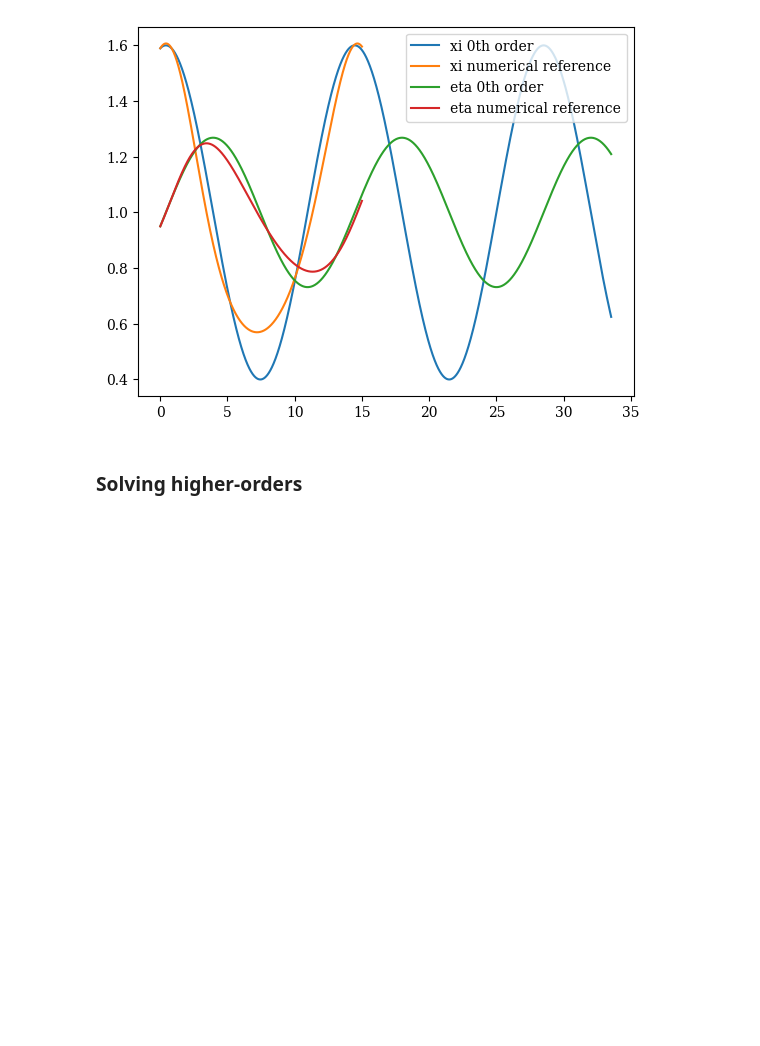
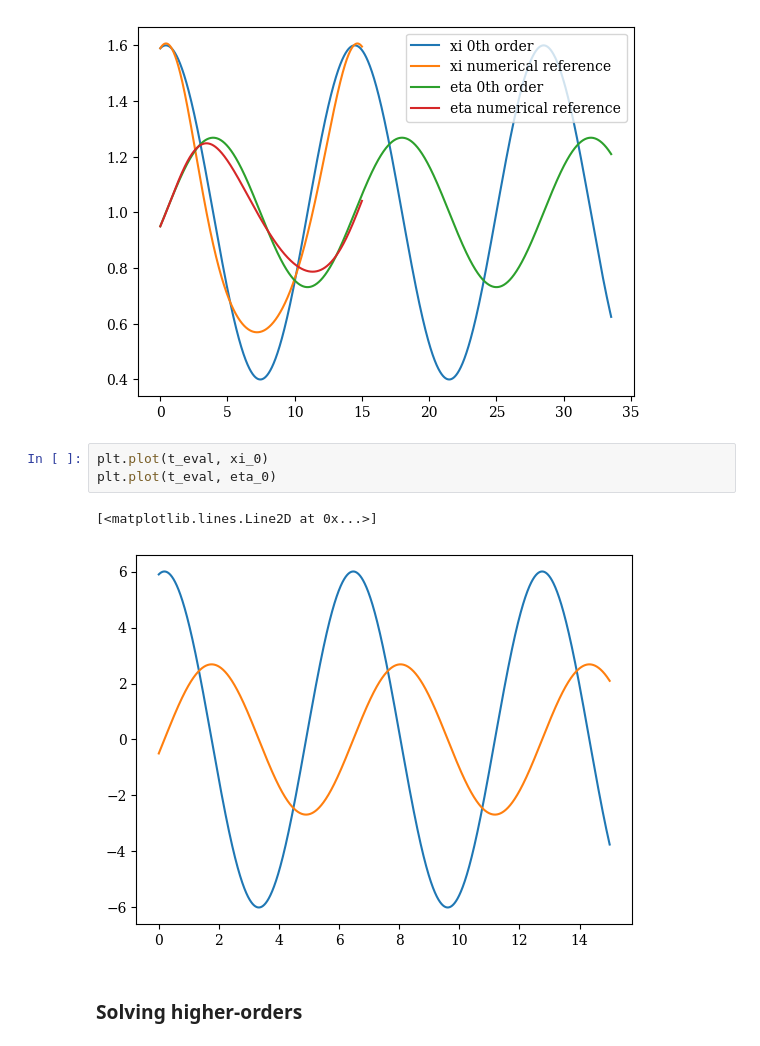
Before and after one commit to esemsc-dda24/PTL-PINNs, a Jupyter notebook: ptlpinns/results/lotka_volterra_numerical.ipynb, the cells around one changed output. Drawn from its saved outputs; the diff is of its cells as text; blank space fills up the shorter version.

```diff
--- a/ptlpinns/results/lotka_volterra_numerical.ipynb
+++ b/ptlpinns/results/lotka_volterra_numerical.ipynb
@@ -52,6 +52,12 @@ plt.legend()
 # %% [output]
 <matplotlib.legend.Legend at 0x...>
 [figure]
+# %%
+plt.plot(t_eval, xi_0)
+plt.plot(t_eval, eta_0)
+# %% [output]
+[<matplotlib.lines.Line2D at 0x...>]
+[figure, added]
 # %% [markdown]
 ### Solving higher-orders
 # %%
```
Also changed, not shown: 2 other files.
